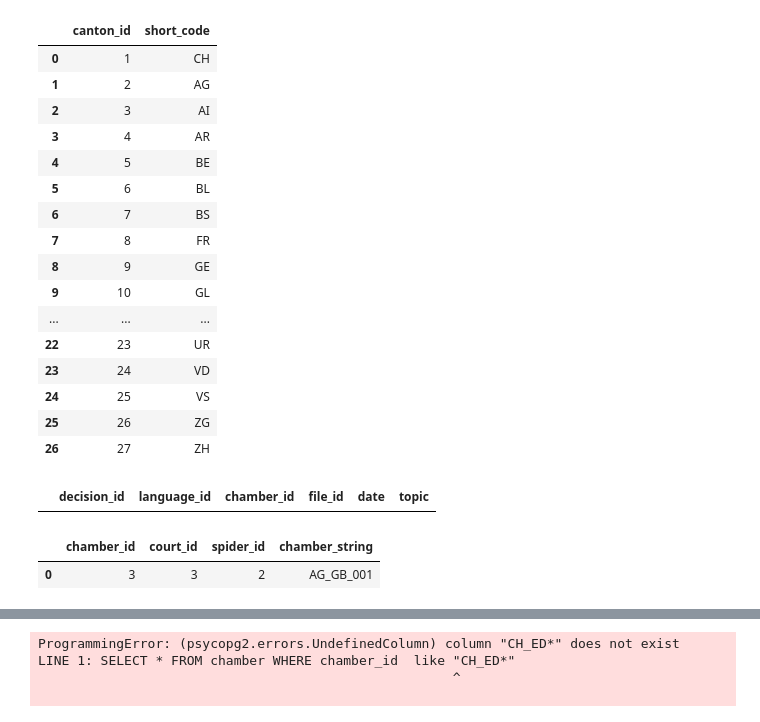
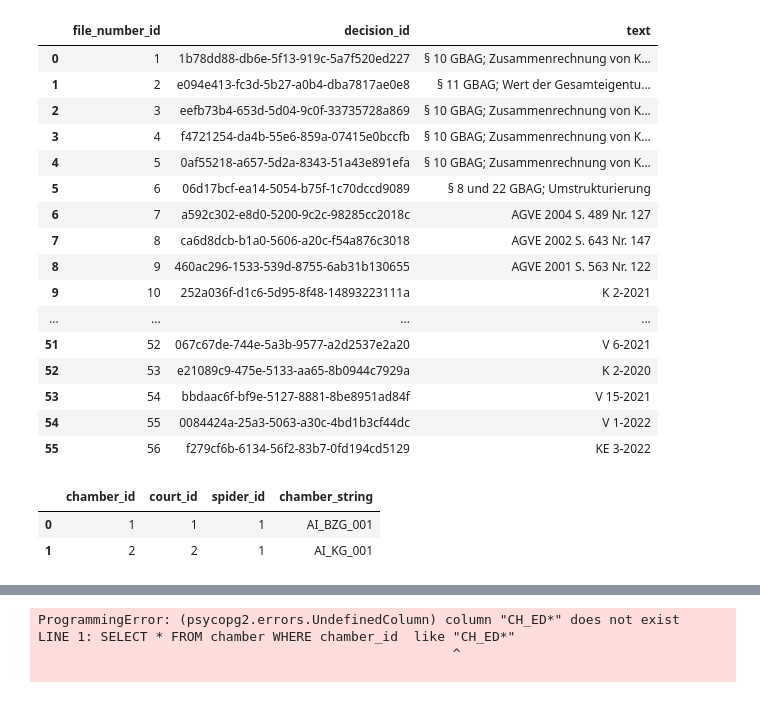
Before and after one commit to JoelNiklaus/SwissCourtRulingCorpus, a Jupyter notebook: test.ipynb, the cells around one changed output, grey strips where cells are left out. Cells and saved outputs as stored; diff of their text form; code cells hidden in the pictures.

```diff
--- a/test.ipynb
+++ b/test.ipynb
@@ -55,51 +57,44 @@ df_list[0]
 # %%
-sql_query = 'SELECT * FROM canton'
+sql_query = 'SELECT * FROM court'
+sql_query = 'SELECT * FROM file_number'
 #sql_query = 'SELECT * FROM spider'
 #sql_query = 'SELECT * FROM lower_court'
 #sql_query = 'SELECT * FROM citation_type'
 #sql_query = 'SELECT * FROM judgment'
 
 df_iterator = pd.read_sql(sql_query,get_engine().connect(), chunksize=1000)
 
 df_list = list(df_iterator)
 df_list[0]
 # %% [output]
-|  | canton_id | short_code |
-| 0 | 1 | CH |
-| 1 | 2 | AG |
-| 2 | 3 | AI |
-| 3 | 4 | AR |
-| 4 | 5 | BE |
-| 5 | 6 | BL |
-| 6 | 7 | BS |
-| 7 | 8 | FR |
-| 8 | 9 | GE |
-| 9 | 10 | GL |
-| ... | ... | ... |
-| 22 | 23 | UR |
-| 23 | 24 | VD |
-| 24 | 25 | VS |
-| 25 | 26 | ZG |
-| 26 | 27 | ZH |
+|  | file_number_id | decision_id | text |
+| 0 | 1 | 1b78dd88-db6e-5f13-919c-5a7f520ed227 | § 10 GBAG; Zusammenrechnung von K... |
+| 1 | 2 | e094e413-fc3d-5b27-a0b4-dba7817ae0e8 | § 11 GBAG; Wert der Gesamteigentu... |
+| 2 | 3 | eefb73b4-653d-5d04-9c0f-33735728a869 | § 10 GBAG; Zusammenrechnung von K... |
+| 3 | 4 | f4721254-da4b-55e6-859a-07415e0bccfb | § 10 GBAG; Zusammenrechnung von K... |
+| 4 | 5 | 0af55218-a657-5d2a-8343-51a43e891efa | § 10 GBAG; Zusammenrechnung von K... |
+| 5 | 6 | 06d17bcf-ea14-5054-b75f-1c70dccd9089 | § 8 und 22 GBAG; Umstrukturierung |
+| 6 | 7 | a592c302-e8d0-5200-9c2c-98285cc2018c | AGVE 2004 S. 489 Nr. 127 |
+| 7 | 8 | ca6d8dcb-b1a0-5606-a20c-f54a876c3018 | AGVE 2002 S. 643 Nr. 147 |
+| 8 | 9 | 460ac296-1533-539d-8755-6ab31b130655 | AGVE 2001 S. 563 Nr. 122 |
+| 9 | 10 | 252a036f-d1c6-5d95-8f48-14893223111a | K 2-2021 |
+| ... | ... | ... | ... |
+| 51 | 52 | 067c67de-744e-5a3b-9577-a2d2537e2a20 | V 6-2021 |
+| 52 | 53 | e21089c9-475e-5133-aa65-8b0944c7929a | K 2-2020 |
+| 53 | 54 | bbdaac6f-bf9e-5127-8881-8be8951ad84f | V 15-2021 |
+| 54 | 55 | 0084424a-25a3-5063-a30c-4bd1b3cf44dc | V 1-2022 |
+| 55 | 56 | f279cf6b-6134-56f2-83b7-0fd194cd5129 | KE 3-2022 |
 # %%
-sql_query = 'SELECT * FROM decision'
+sql_query = 'SELECT * FROM chamber'# WHERE court_id = 3'#AG_AK_001 '#CH_ED_001" '
 
 df_iterator = pd.read_sql(sql_query,get_engine().connect(), chunksize=1000)
 
 df_list = list(df_iterator)
 df_list[0]
 # %% [output]
-|  | decision_id | language_id | chamber_id | file_id | date | topic |
+|  | chamber_id | court_id | spider_id | chamber_string |
+| 0 | 1 | 1 | 1 | AI_BZG_001 |
+| 1 | 2 | 2 | 1 | AI_KG_001 |
-# %%
-sql_query = 'SELECT * FROM chamber WHERE court_id = 3'#AG_AK_001 '#CH_ED_001" '
-
-df_iterator = pd.read_sql(sql_query,get_engine().connect(), chunksize=1000)
-
-df_list = list(df_iterator)
-df_list[0]
-# %% [output]
-|  | chamber_id | court_id | spider_id | chamber_string |
-| 0 | 3 | 3 | 2 | AG_GB_001 |
 # %%
 sql_query = 'SELECT * FROM chamber'
 df_iterator = pd.read_sql(sql_query,get_engine().connect(), chunksize=1000)
```
Also changed, not shown: parts of 34 cells of this notebook, 25 other files.
